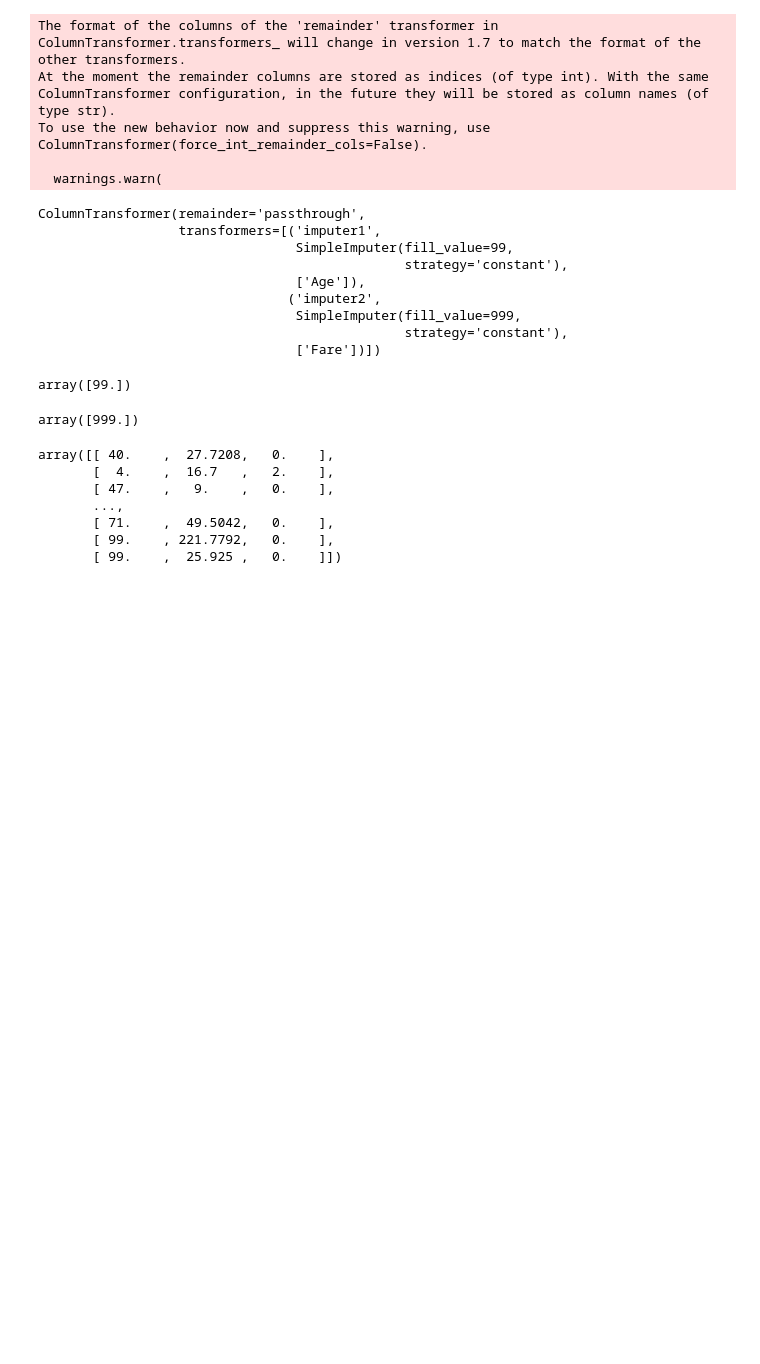
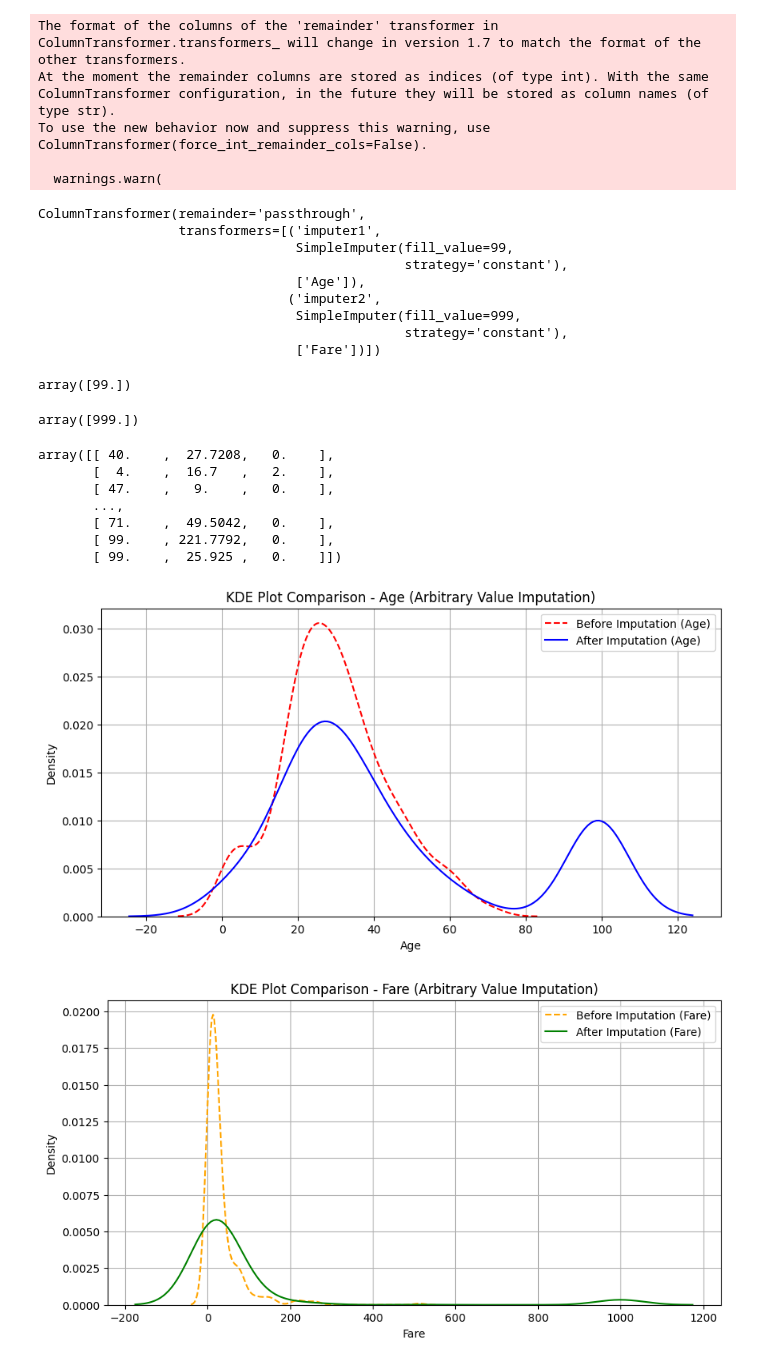
Before and after one commit to samiha-mahin/Data-Analysis, a Jupyter notebook: Handling_Missing_Values.ipynb, the cells around one changed output. Saved outputs shown, nothing was run; the diff lists cells and outputs as text; code cells hidden in the pictures; blank space fills up the shorter version.

```diff
--- a/Handling_Missing_Values.ipynb
+++ b/Handling_Missing_Values.ipynb
@@ -225,3 +225,40 @@ array([[ 40.    ,  27.7208,   0.    ],
        [ 71.    ,  49.5042,   0.    ],
        [ 99.    , 221.7792,   0.    ],
        [ 99.    ,  25.925 ,   0.    ]])
+# %%
+import seaborn as sns
+import matplotlib.pyplot as plt
+import pandas as pd
+
+# Step 1: Re-split the original (raw) data
+X = df.drop(columns=['Survived'])
+y = df['Survived']
+X_train_raw, X_test_raw, y_train, y_test = train_test_split(X, y, test_size=0.2, random_state=2)
+
+# Step 2: Create a DataFrame from transformed X_train
+X_train_transformed = pd.DataFrame(X_train, columns=['Age', 'Fare', 'Family'])
+
+# Step 3: KDE plot for Age
+plt.figure(figsize=(10, 5))
+sns.kdeplot(X_train_raw['Age'], label='Before Imputation (Age)', color='red', linestyle='--')
+sns.kdeplot(X_train_transformed['Age'], label='After Imputation (Age)', color='blue')
+plt.title('KDE Plot Comparison - Age (Arbitrary Value Imputation)')
+plt.xlabel('Age')
+plt.ylabel('Density')
+plt.legend()
+plt.grid(True)
+plt.show()
+
+# Step 4: KDE plot for Fare
+plt.figure(figsize=(10, 5))
+sns.kdeplot(X_train_raw['Fare'], label='Before Imputation (Fare)', color='orange', linestyle='--')
+sns.kdeplot(X_train_transformed['Fare'], label='After Imputation (Fare)', color='green')
+plt.title('KDE Plot Comparison - Fare (Arbitrary Value Imputation)')
+plt.xlabel('Fare')
+plt.ylabel('Density')
+plt.legend()
+plt.grid(True)
+plt.show()
+# %% [output]
+[figure, added]
+[figure, added]
```
